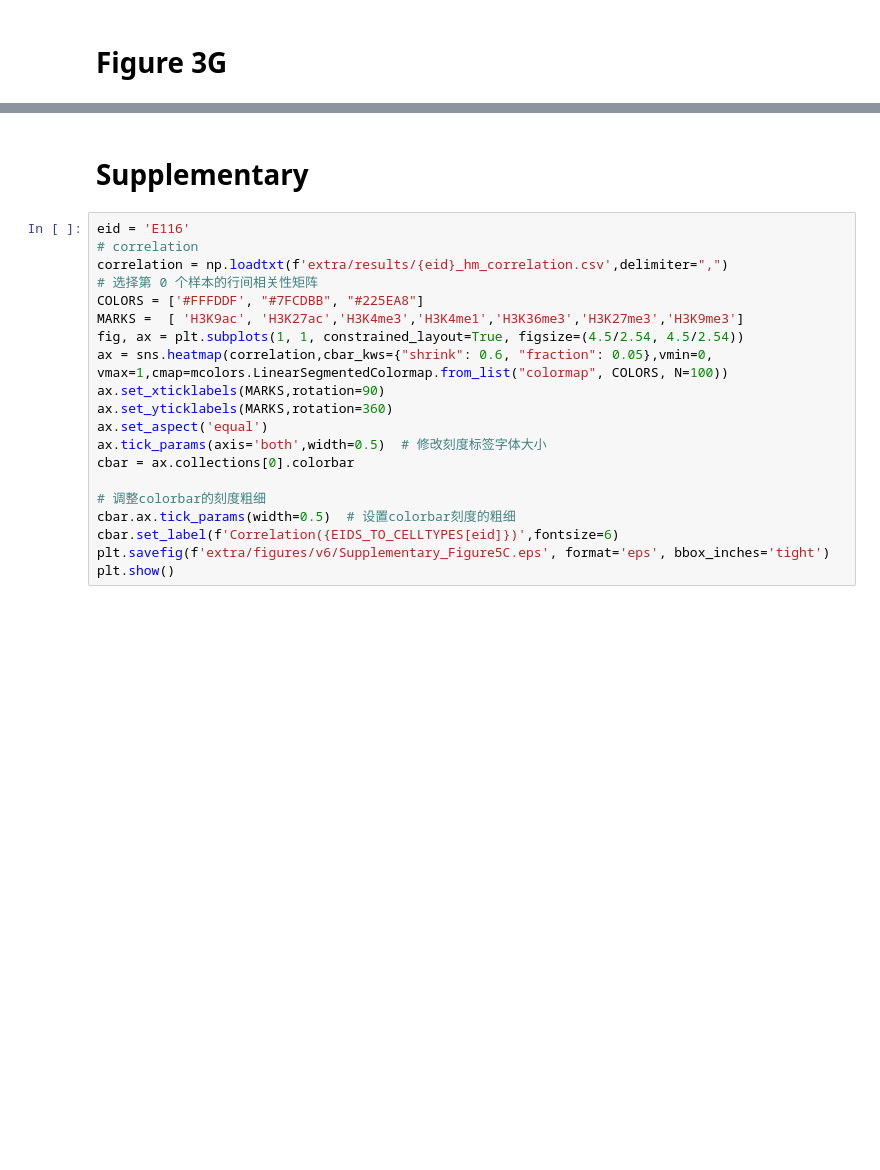
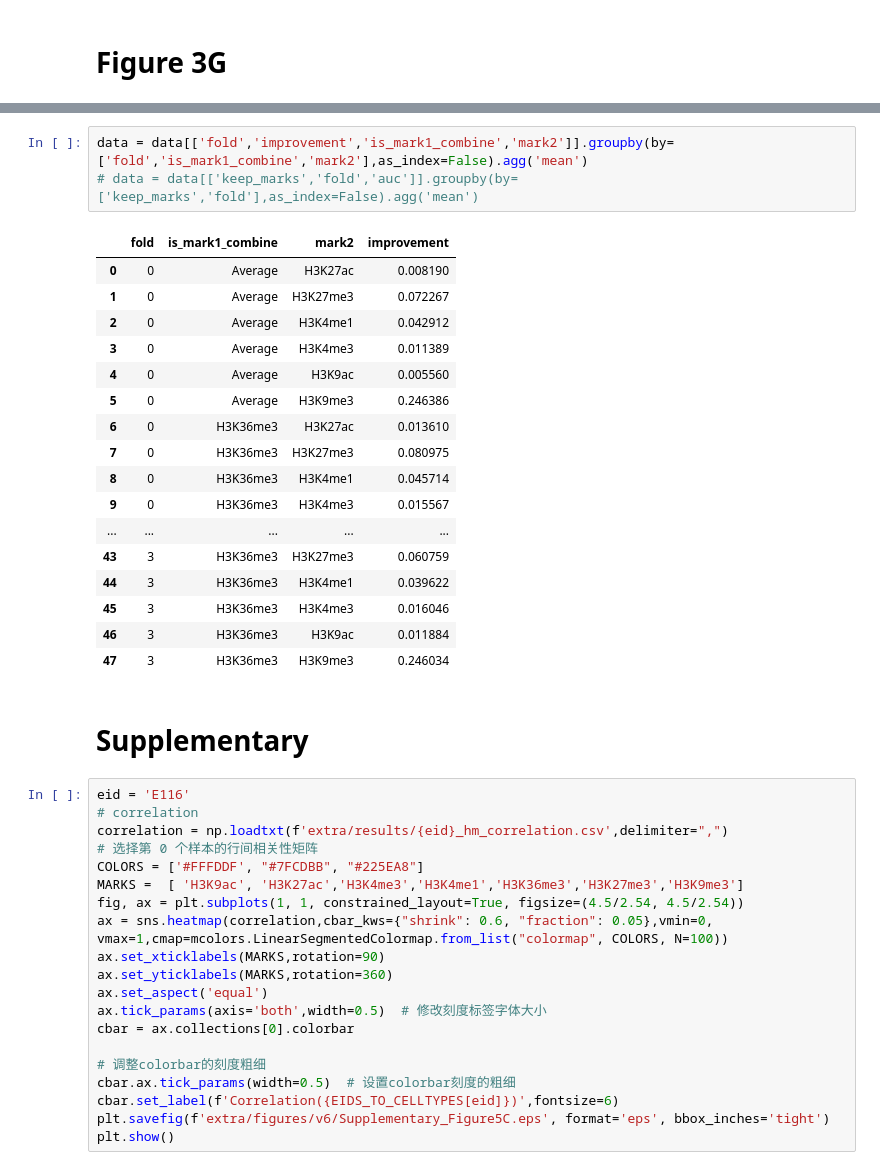
Before and after one commit to wanghan4034/DeepBurst, a Jupyter notebook: scripts/figures/v8/Figure3.ipynb, the cells around one changed output, grey strips where cells are left out. Drawn from its saved outputs; the diff is of its cells as text; blank space fills up the shorter version.

```diff
--- a/scripts/figures/v6/Figure3.ipynb
+++ b/scripts/figures/v8/Figure3.ipynb
@@ -852,3 +1221,24 @@ The PostScript backend does not support transparency; partially transparent arti
+# %%
+data = data[['fold','improvement','is_mark1_combine','mark2']].groupby(by=['fold','is_mark1_combine','mark2'],as_index=False).agg('mean')
+# data = data[['keep_marks','fold','auc']].groupby(by=['keep_marks','fold'],as_index=False).agg('mean')
+# %% [output]
+|  | fold | is_mark1_combine | mark2 | improvement |
+| 0 | 0 | Average | H3K27ac | 0.008190 |
+| 1 | 0 | Average | H3K27me3 | 0.072267 |
+| 2 | 0 | Average | H3K4me1 | 0.042912 |
+| 3 | 0 | Average | H3K4me3 | 0.011389 |
+| 4 | 0 | Average | H3K9ac | 0.005560 |
+| 5 | 0 | Average | H3K9me3 | 0.246386 |
+| 6 | 0 | H3K36me3 | H3K27ac | 0.013610 |
+| 7 | 0 | H3K36me3 | H3K27me3 | 0.080975 |
+| 8 | 0 | H3K36me3 | H3K4me1 | 0.045714 |
+| 9 | 0 | H3K36me3 | H3K4me3 | 0.015567 |
+| ... | ... | ... | ... | ... |
+| 43 | 3 | H3K36me3 | H3K27me3 | 0.060759 |
+| 44 | 3 | H3K36me3 | H3K4me1 | 0.039622 |
+| 45 | 3 | H3K36me3 | H3K4me3 | 0.016046 |
+| 46 | 3 | H3K36me3 | H3K9ac | 0.011884 |
+| 47 | 3 | H3K36me3 | H3K9me3 | 0.246034 |
 # %% [markdown]
 # Supplementary
 # %%
```
Also changed, not shown: parts of 13 cells of this notebook, 5 other files.
